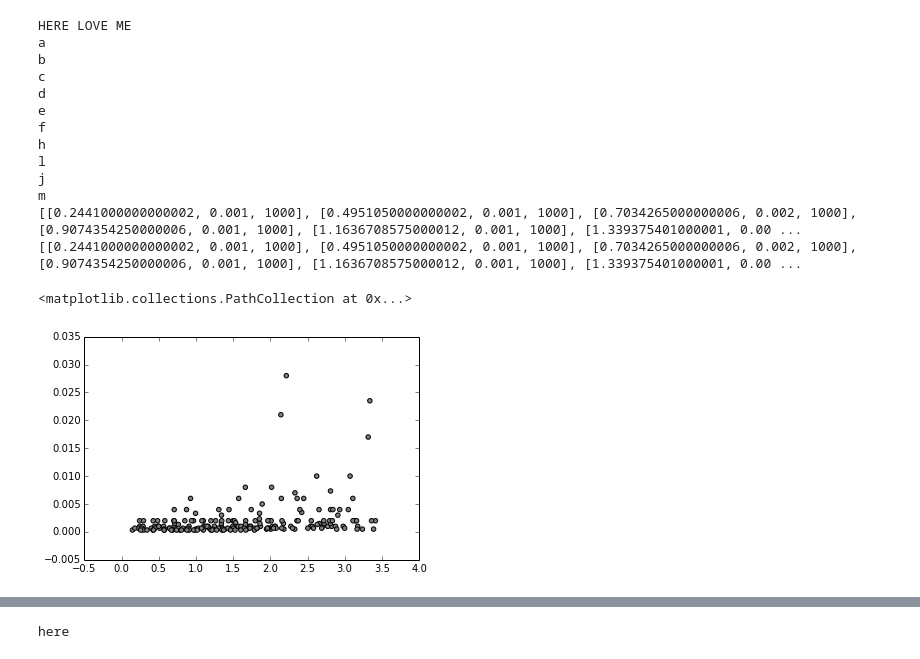
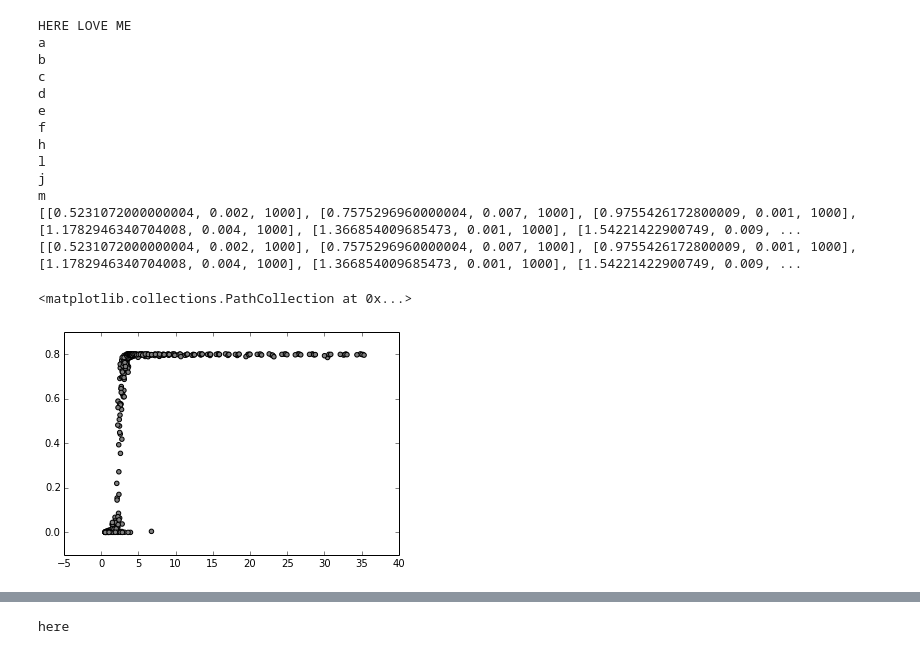
Before and after one commit to erinellefsen/summer2015, a Jupyter notebook: RandIgraph - prop infected.ipynb, the cells around one changed output, grey strips where cells are left out. Cells and saved outputs as stored; diff of their text form; code cells hidden in the pictures.

```diff
--- a/RandIgraph - prop infected.ipynb
+++ b/RandIgraph - prop infected.ipynb
@@ -11,13 +13,13 @@ import collections
 import utils
 %matplotlib inline
 # %%
-vaccination = .6
+vaccination = .2
 colorlist = ['gray']#,'lightblue','purple','lightgreen']
 def rVersesPropInf(prams,numTrials,lst,accK=False, accP=False):
-    if accK: prams.k,prams.p = 1,.05
-    if accP: prams.k,prams.p = 3,.02
+    if accK: prams.k,prams.p = 2,.05
+    if accP: prams.k,prams.p = 3,.01
     for x in range(numTrials):
-        g = graph.Graph(prams)
+        g = lattice.LatticeGraph(prams)#graph.Graph(prams)
         g.update()
         r = g.calculateR(True) #basic = true
         i = g.getR()
@@ -32,60 +34,59 @@ def rVersesPropInf(prams,numTrials,lst,accK=False, accP=False):
 for color in colorlist:
     acc =0
     RandIlst = []
-    print("HERE LOVE ME")
-    a = pram.Params(0,.05,1000,.005,vaccination*1000,random = False)
+    a = pram.Params(0,.05,1000,.01,vaccination*1000)
     print("a")
-    b = pram.Params(3,0,1000,.005,vaccination*1000,random = False)
+    b = pram.Params(3,0,1000,.005,vaccination*1000)
     print("b")
-    c = pram.Params(0,.05,2000,.0025,vaccination*2000,random = False)
+    c = pram.Params(0,.05,2000,.005,vaccination*2000)
     print("c")
-    d = pram.Params(3,0,2000,.0025,vaccination*2000,random = False) #k,p,N,rho,nu
+    d = pram.Params(3,0,2000,.0025,vaccination*2000) #k,p,N,rho,nu
     print("d")
-    e = pram.Params(0,.05,500,.01,vaccination*500,random = False)
+    e = pram.Params(0,.05,500,.02,vaccination*500)
     print("e")
-    f = pram.Params(3,0,500,.01,vaccination*500,random = False)
+    f = pram.Params(3,0,500,.01,vaccination*500)
     print("f")
-    h = pram.Params(0,.05,1500,.003,vaccination*1500,random = False)
+    h = pram.Params(0,.05,1500,.007,vaccination*1500)
     print("h")
-    l = pram.Params(3,0,1500,.003,vaccination*1500,random = False)
+    l = pram.Params(3,0,1500,.007,vaccination*1500)
     print("l")
-    j = pram.Params(0,.05,3000,.001,vaccination*3000,random = False)
+    j = pram.Params(0,.05,3000,.003,vaccination*3000)
     print("j")
-    m = pram.Params(3,0,3000,.001,vaccination*3000,random = False)
+    m = pram.Params(3,0,3000,.003,vaccination*3000)
     print("m")
     lst = [a,b,c,d,e,f,h,l,j,m]
-    trialLst= [10,30]
+    trialLst= [40,60]
     boolLst = [True,False]
     for i in range(len(lst)):
         rVersesPropInf(lst[acc],trialLst[acc%2],RandIlst,accK=boolLst[acc%2],accP=boolLst[(acc+1)%2])
         acc += 1
     print(RandIlst)
     RandILst = []
     vaccination +=.2
 #print(RandIdict.keys())
 Rlist = []
 Ilist = []
 print(RandIlst)
 for item in RandIlst:
     Rlist = Rlist + [item[0]]
     Ilist = Ilist + [item[1]]
 
 plt.scatter(Rlist,Ilist,c=color)
 
 #    vaccination += .2
 # %% [output]
 HERE LOVE ME
 a
 b
 c
 d
 e
 f
 h
 l
 j
 m
-[[0.2441000000000002, 0.001, 1000], [0.4951050000000002, 0.001, 1000], [0.7034265000000006, 0.002, 1000], [0.9074354250000006, 0.001, 1000], [1.1636708575000012, 0.001, 1000], [1.339375401000001, 0.00 ...
-[[0.2441000000000002, 0.001, 1000], [0.4951050000000002, 0.001, 1000], [0.7034265000000006, 0.002, 1000], [0.9074354250000006, 0.001, 1000], [1.1636708575000012, 0.001, 1000], [1.339375401000001, 0.00 ...
+[[0.5231072000000004, 0.002, 1000], [0.7575296960000004, 0.007, 1000], [0.9755426172800009, 0.001, 1000], [1.1782946340704008, 0.004, 1000], [1.366854009685473, 0.001, 1000], [1.54221422900749, 0.009, ...
+[[0.5231072000000004, 0.002, 1000], [0.7575296960000004, 0.007, 1000], [0.9755426172800009, 0.001, 1000], [1.1782946340704008, 0.004, 1000], [1.366854009685473, 0.001, 1000], [1.54221422900749, 0.009, ...
 <matplotlib.collections.PathCollection at 0x...>
-[figure, old version]
+[figure, new version]
```
Also changed, not shown: parts of 3 cells of this notebook, 13 other files.
